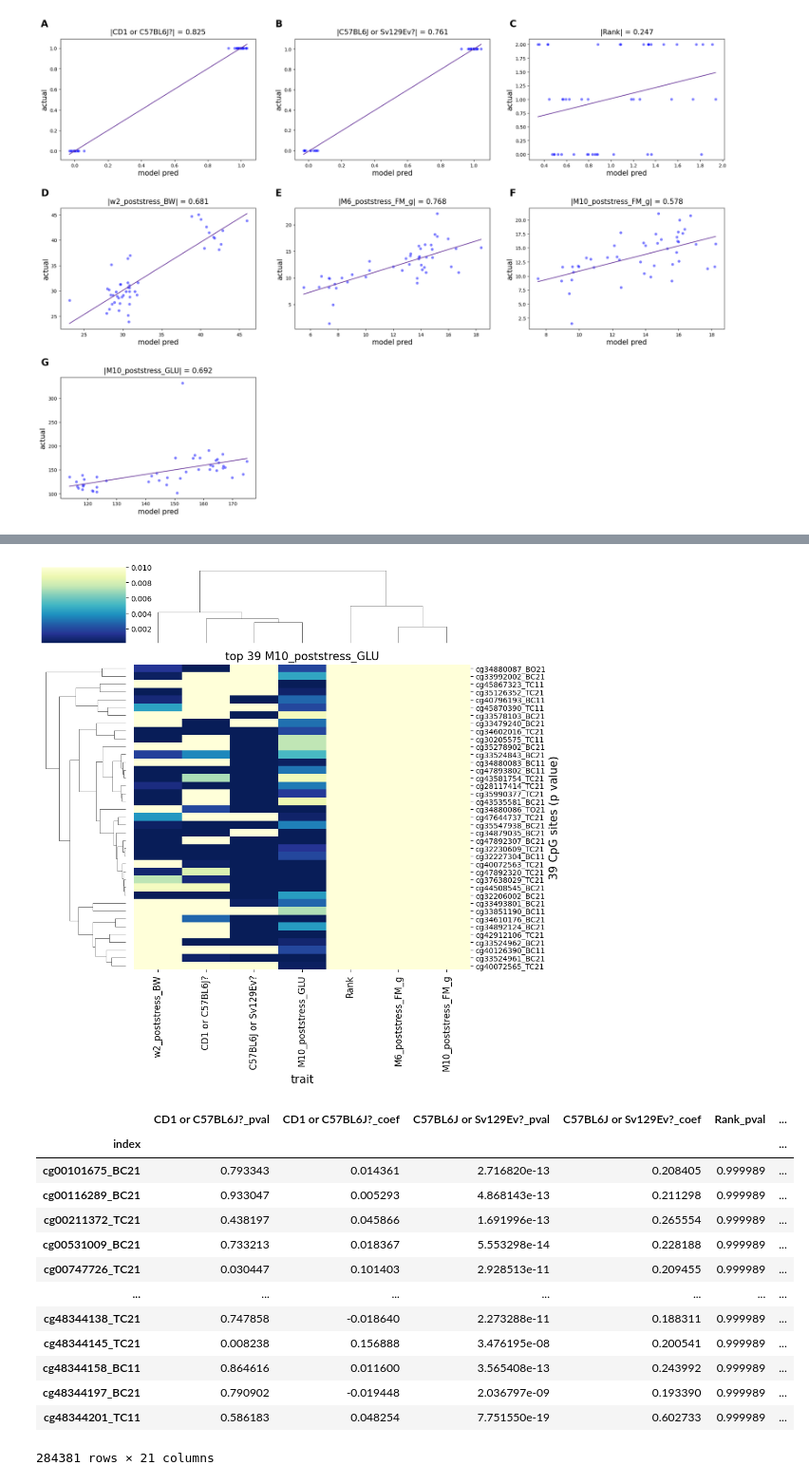
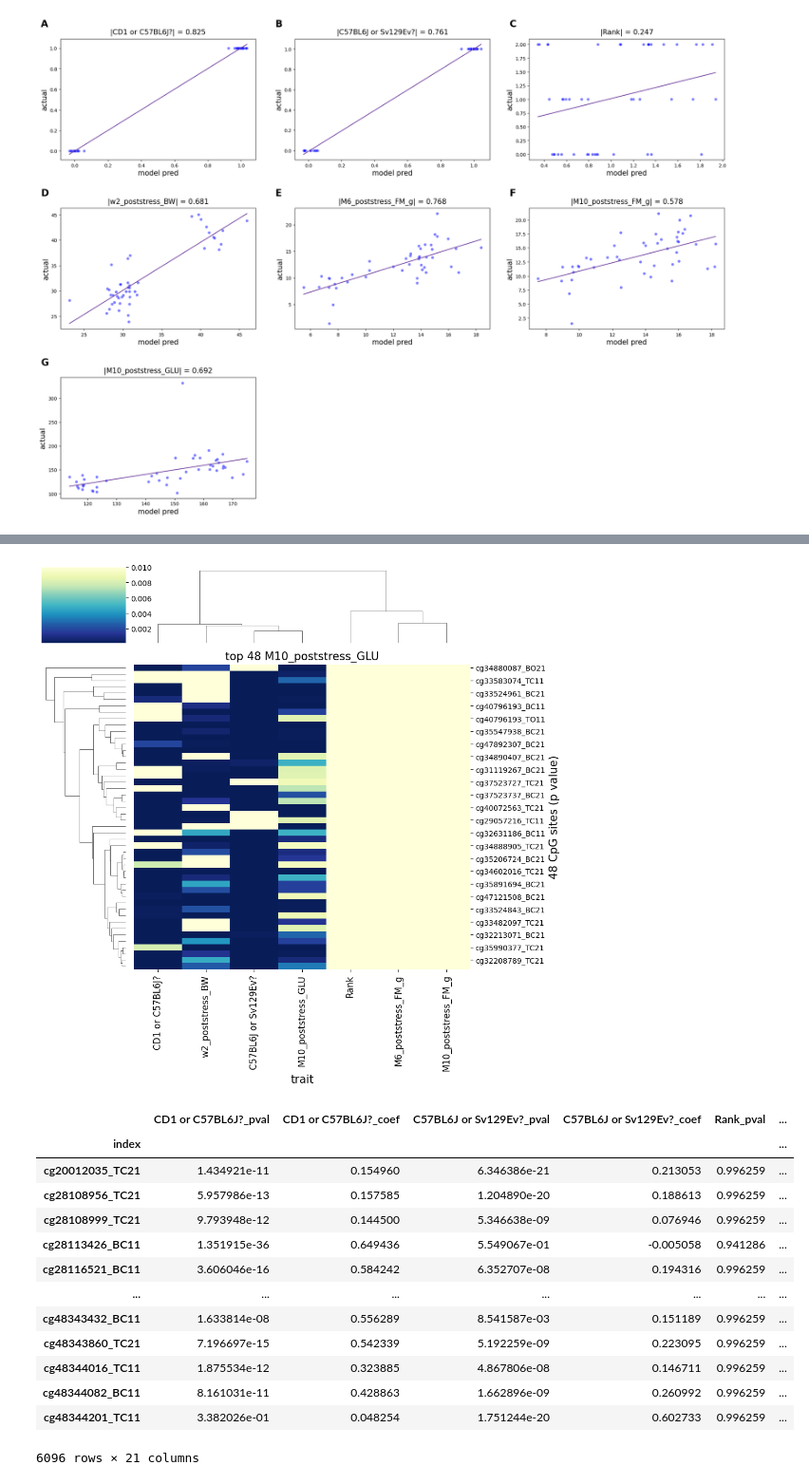
Before and after one commit to SamAndTheSun/pellegrini_temp, a Jupyter notebook: pseudoinverse_model.ipynb, the cells around one changed output, grey strips where cells are left out. Shown: that part at 95% size. Drawn from its saved outputs; the diff is of its cells as text; code cells hidden in the pictures.

```diff
--- a/pseudoinverse_model.ipynb
+++ b/pseudoinverse_model.ipynb
@@ -59,7 +62,8 @@ pinv_dropmin(f_trait_data, meth_data, thresh,
 #generate heatmap of probe/trait multivar association p values
 thresh = 0.5
 meth_filter_thresh = 0.5
+is_filtered = True
 trait_vals, trait_pvals, trait_coef = pinv_dropmin(f_trait_data, meth_data, thresh,
                                                    find_meth=True, plot_results=True,
-                                                   to_filter_meth=False, meth_filter_thresh=meth_filter_thresh);
+                                                   to_filter_meth=is_filtered, meth_filter_thresh=meth_filter_thresh);
 # %% [output]
@@ -79,33 +83,39 @@ n_probes = len(temp)
 
 trait_cluster(trait_pvals, trait[:-5], n_probes);
 # %% [output]
-[figure, old version]
+[figure, new version]
 # %%
 #find gene associations of probes via GREAT
 
 temp = probe_df.reset_index()
 temp = great_analysis(temp, get='genes', df_chr ='chr_mm10', df_start='pos_mm10', df_end='end_mm10', df_index='index')
 
 temp = temp.set_index('index')
 trait_vals['associated_genes'] = temp['associated_genes']
-#trait_vals.to_excel('pseudoinverse_probes_unfiltered.xlsx')
+
+'''
+if is_filtered:
+    trait_vals.to_excel('pseudoinverse_probes_filtered.xlsx')
+else:
+    trait_vals.to_excel('pseudoinverse_probes_unfiltered.xlsx')
+'''
 
 trait_vals
 # %% [output]
 |  | CD1 or C57BL6J?_pval | CD1 or C57BL6J?_coef | C57BL6J or Sv129Ev?_pval | C57BL6J or Sv129Ev?_coef | Rank_pval | ... |
 | index |  |  |  |  |  | ... |
-| cg00101675_BC21 | 0.793343 | 0.014361 | 2.716820e-13 | 0.208405 | 0.999989 | ... |
-| cg00116289_BC21 | 0.933047 | 0.005293 | 4.868143e-13 | 0.211298 | 0.999989 | ... |
-| cg00211372_TC21 | 0.438197 | 0.045866 | 1.691996e-13 | 0.265554 | 0.999989 | ... |
-| cg00531009_BC21 | 0.733213 | 0.018367 | 5.553298e-14 | 0.228188 | 0.999989 | ... |
-| cg00747726_TC21 | 0.030447 | 0.101403 | 2.928513e-11 | 0.209455 | 0.999989 | ... |
+| cg20012035_TC21 | 1.434921e-11 | 0.154960 | 6.346386e-21 | 0.213053 | 0.996259 | ... |
+| cg28108956_TC21 | 5.957986e-13 | 0.157585 | 1.204890e-20 | 0.188613 | 0.996259 | ... |
+| cg28108999_TC21 | 9.793948e-12 | 0.144500 | 5.346638e-09 | 0.076946 | 0.996259 | ... |
+| cg28113426_BC11 | 1.351915e-36 | 0.649436 | 5.549067e-01 | -0.005058 | 0.941286 | ... |
+| cg28116521_BC11 | 3.606046e-16 | 0.584242 | 6.352707e-08 | 0.194316 | 0.996259 | ... |
 | ... | ... | ... | ... | ... | ... | ... |
-| cg48344138_TC21 | 0.747858 | -0.018640 | 2.273288e-11 | 0.188311 | 0.999989 | ... |
-| cg48344145_TC21 | 0.008238 | 0.156888 | 3.476195e-08 | 0.200541 | 0.999989 | ... |
-| cg48344158_BC11 | 0.864616 | 0.011600 | 3.565408e-13 | 0.243992 | 0.999989 | ... |
-| cg48344197_BC21 | 0.790902 | -0.019448 | 2.036797e-09 | 0.193390 | 0.999989 | ... |
-| cg48344201_TC11 | 0.586183 | 0.048254 | 7.751550e-19 | 0.602733 | 0.999989 | ... |
+| cg48343432_BC11 | 1.633814e-08 | 0.556289 | 8.541587e-03 | 0.151189 | 0.996259 | ... |
+| cg48343860_TC21 | 7.196697e-15 | 0.542339 | 5.192259e-09 | 0.223095 | 0.996259 | ... |
+| cg48344016_TC11 | 1.875534e-12 | 0.323885 | 4.867806e-08 | 0.146711 | 0.996259 | ... |
+| cg48344082_BC11 | 8.161031e-11 | 0.428863 | 1.662896e-09 | 0.260992 | 0.996259 | ... |
+| cg48344201_TC11 | 3.382026e-01 | 0.048254 | 1.751244e-20 | 0.602733 | 0.996259 | ... |
-284381 rows × 21 columns
+6096 rows × 21 columns
 # %%
 %matplotlib inline
 
```
Also changed, not shown: parts of 3 cells of this notebook, 3 other files.
